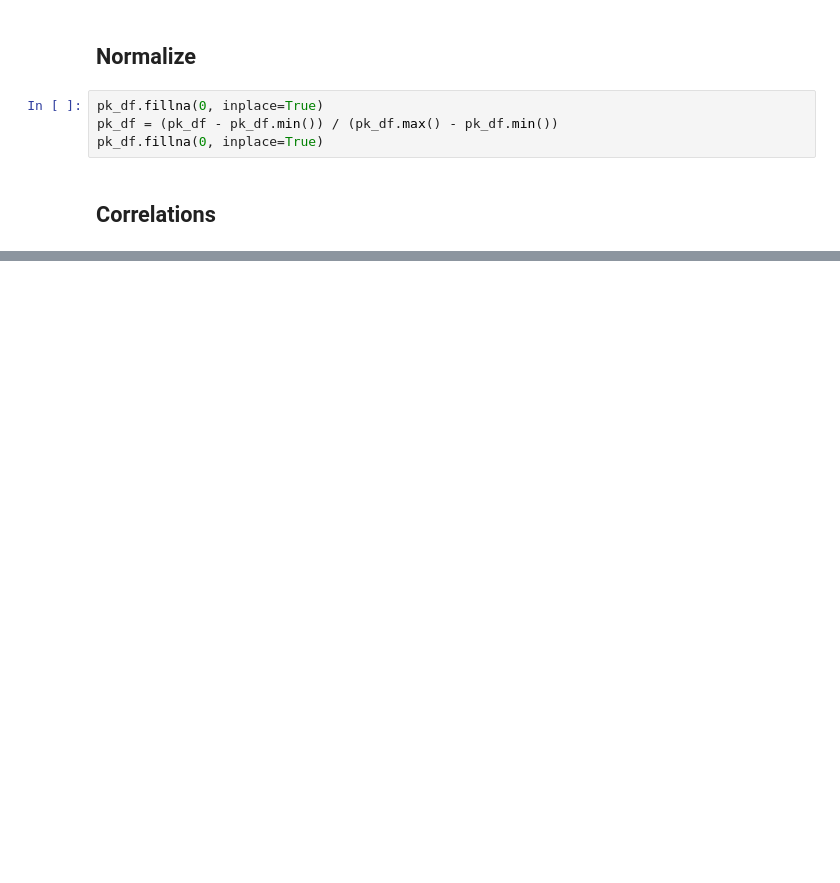
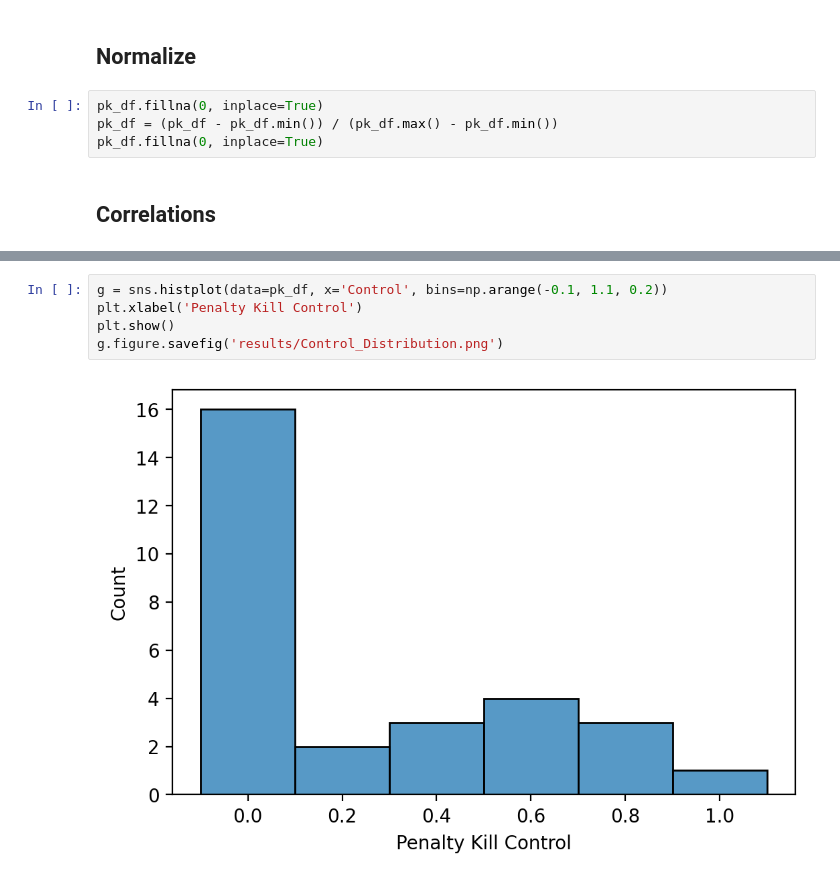
Before and after one commit to EmilyMWright/BDC-2024-PK-Control, a Jupyter notebook: analysis.ipynb, the cells around one changed output, grey strips where cells are left out. Cells and saved outputs as stored; diff of their text form; blank space fills up the shorter version.

```diff
--- a/analysis.ipynb
+++ b/analysis.ipynb
@@ -148,0 +191,7 @@ plt.savefig('results/BDC_' + yr + '_Correlations_2.png')
+# %%
+g = sns.histplot(data=pk_df, x='Control', bins=np.arange(-0.1, 1.1, 0.2))
+plt.xlabel('Penalty Kill Control')
+plt.show()
+g.figure.savefig('results/Control_Distribution.png')
+# %% [output]
+[figure, added]
```
Also changed, not shown: parts of 9 cells of this notebook.
